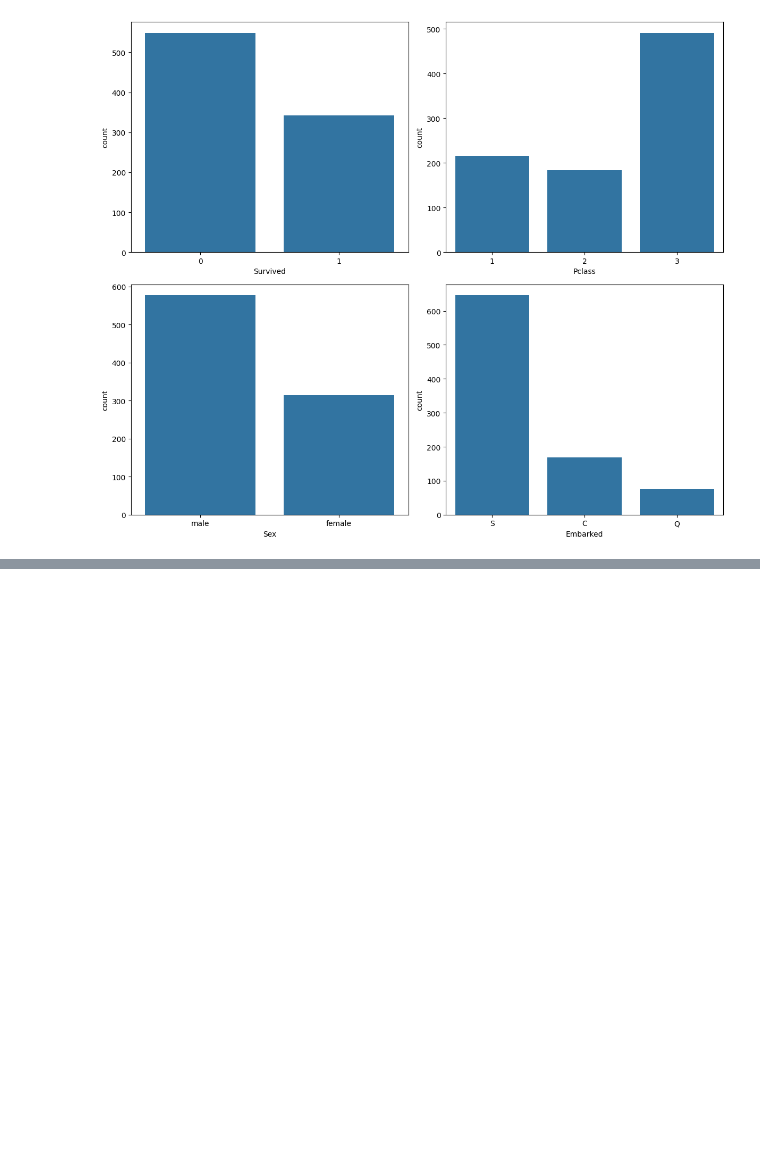
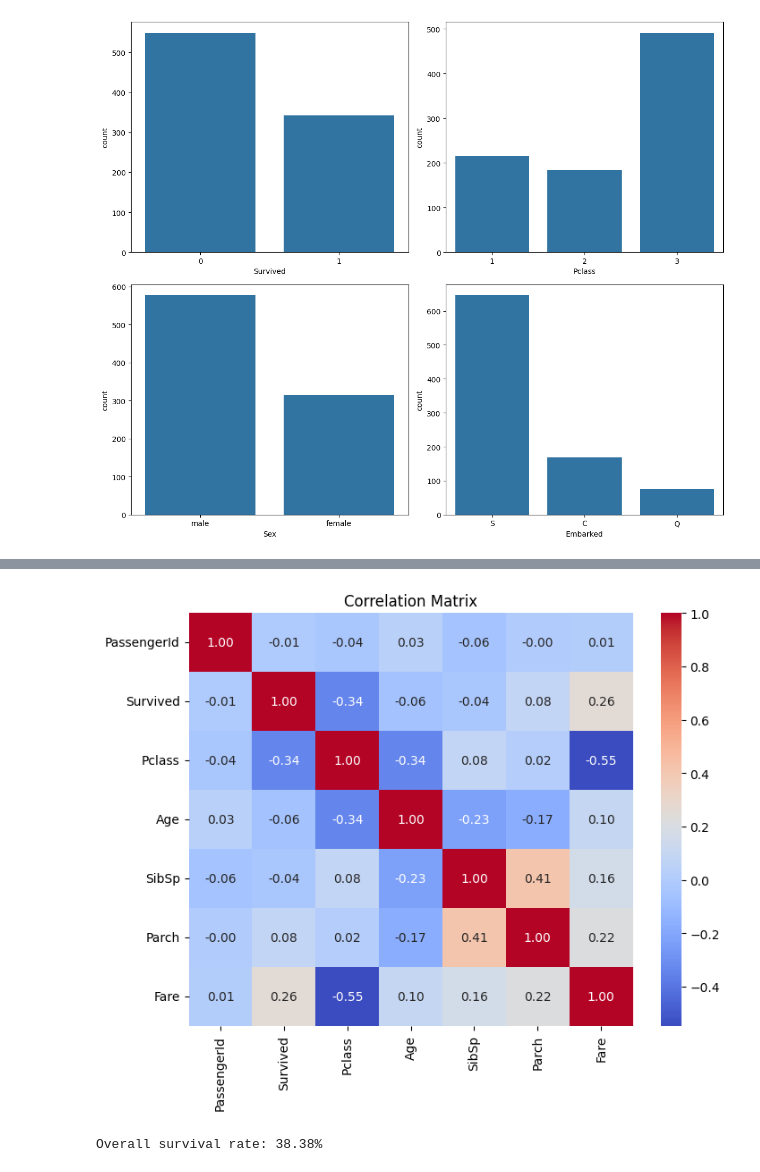
Before and after one commit to ashifsekh/titanic-eda, a Jupyter notebook: titanic_eda.ipynb, the cells around one changed output, grey strips where cells are left out. Saved outputs shown, nothing was run; the diff lists cells and outputs as text; code cells hidden in the pictures; blank space fills up the shorter version.

```diff
--- a/titanic_eda.ipynb
+++ b/titanic_eda.ipynb
@@ -136,0 +155,17 @@ plt.show()
+# %%
+plt.figure(figsize=(8,6))
+# Select only numeric columns
+numeric_df = df.select_dtypes(include=[np.number])
+sns.heatmap(numeric_df.corr(), annot=True, cmap='coolwarm', fmt='.2f')
+plt.title('Correlation Matrix')
+plt.show()
+# %% [output]
+[figure, added]
+# %%
+# Question 1: Overall Survival Rate
+
+survival_rate = df['Survived'].mean() * 100
+
+print(f"Overall survival rate: {survival_rate:.2f}%")
+# %% [output]
+Overall survival rate: 38.38%
```
Also changed, not shown: parts of 12 cells of this notebook.
